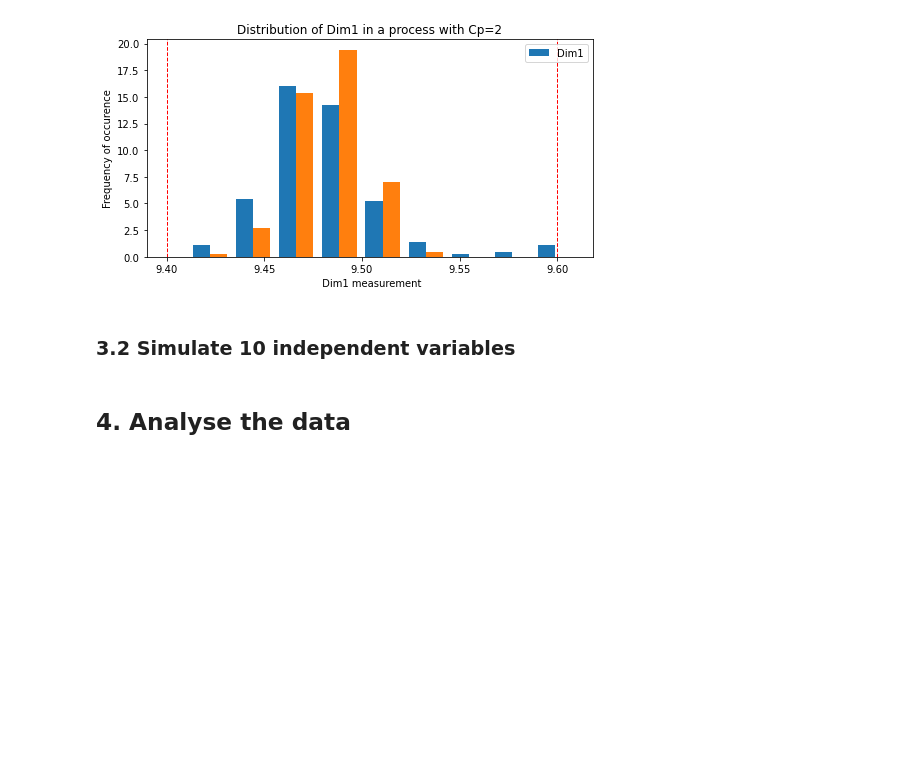
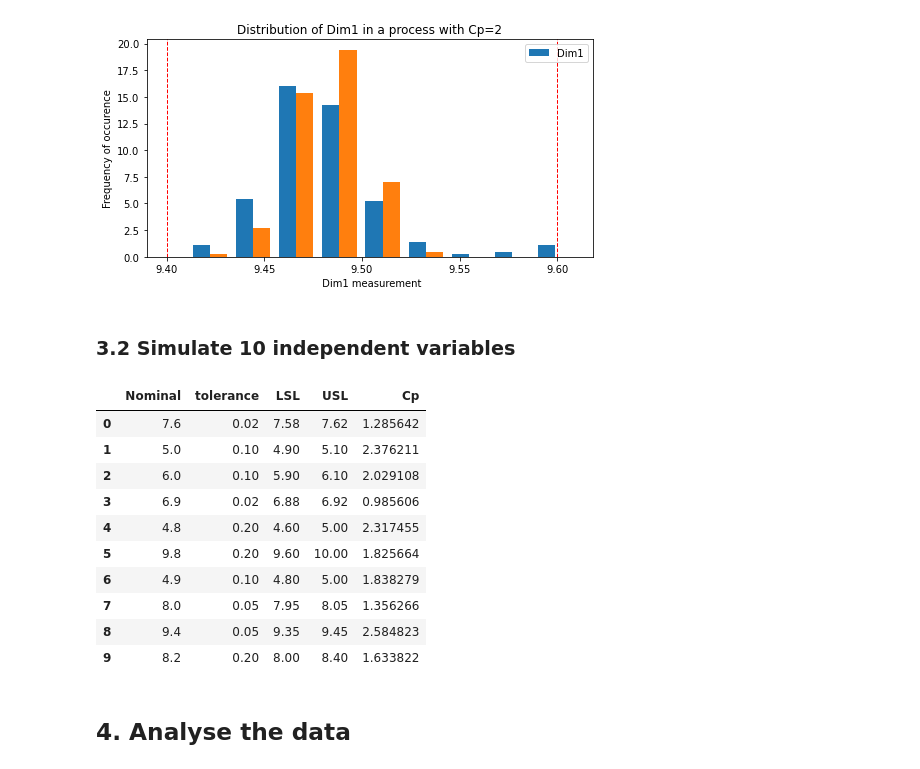
Before and after one commit to przemekbil/PfDA_2021_project, a Jupyter notebook: Project.ipynb, the cells around one changed output. Cells and saved outputs as stored; diff of their text form; code cells hidden in the pictures; blank space fills up the shorter version.

Commit message:
Created a table of 10 independent processes definitions

```diff
--- a/Project.ipynb
+++ b/Project.ipynb
@@ -494,7 +494,34 @@ hist(dim1[['measured', 'ccv']], 'Dim1', lsl, usl, cp)
 <a id="par3.1"></a>
 ### 3.2 Simulate 10 independent variables
 # %%
-dim_def = pd.DataFrame(columns=['Measured', 'LSL', 'LSL', 'Cp'])
+# Create a table of 10 process definitions:
+# Number of independent variables to be simulated:
+n_dim = 10
+
+# list of typical tolerances used in manufacturing process and their typical frequency of use
+tol_array = [0.02, 0.05, 0.10, 0.20]
+tol_freq =  [0.10, 0.20, 0.50, 0.20]
+
+dim_def = pd.DataFrame({'Nominal': np.round(rng.uniform(3, 10, n_dim), 1) })
+dim_def['tolerance'] = rng.choice(tol_array, n_dim, p=tol_freq )
+dim_def['LSL'] = dim_def['Nominal']-dim_def['tolerance']
+dim_def['USL'] = dim_def['Nominal']+dim_def['tolerance']
+
+dim_def['Cp'] = rng.normal(2, 0.5, n_dim)
+
+dim_def
+# %% [output]
+|  | Nominal | tolerance | LSL | USL | Cp |
+| 0 | 7.6 | 0.02 | 7.58 | 7.62 | 1.285642 |
+| 1 | 5.0 | 0.10 | 4.90 | 5.10 | 2.376211 |
+| 2 | 6.0 | 0.10 | 5.90 | 6.10 | 2.029108 |
+| 3 | 6.9 | 0.02 | 6.88 | 6.92 | 0.985606 |
+| 4 | 4.8 | 0.20 | 4.60 | 5.00 | 2.317455 |
+| 5 | 9.8 | 0.20 | 9.60 | 10.00 | 1.825664 |
+| 6 | 4.9 | 0.10 | 4.80 | 5.00 | 1.838279 |
+| 7 | 8.0 | 0.05 | 7.95 | 8.05 | 1.356266 |
+| 8 | 9.4 | 0.05 | 9.35 | 9.45 | 2.584823 |
+| 9 | 8.2 | 0.20 | 8.00 | 8.40 | 1.633822 |
 # %% [markdown]
 <a id="par4"></a>
 ## 4. Analyse the data
```
